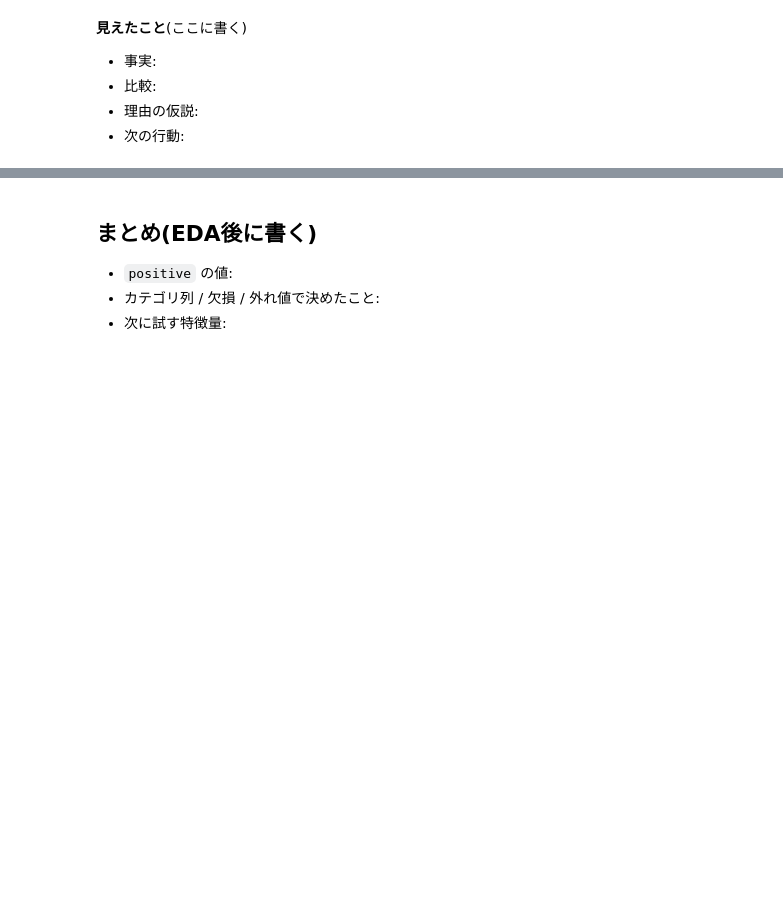
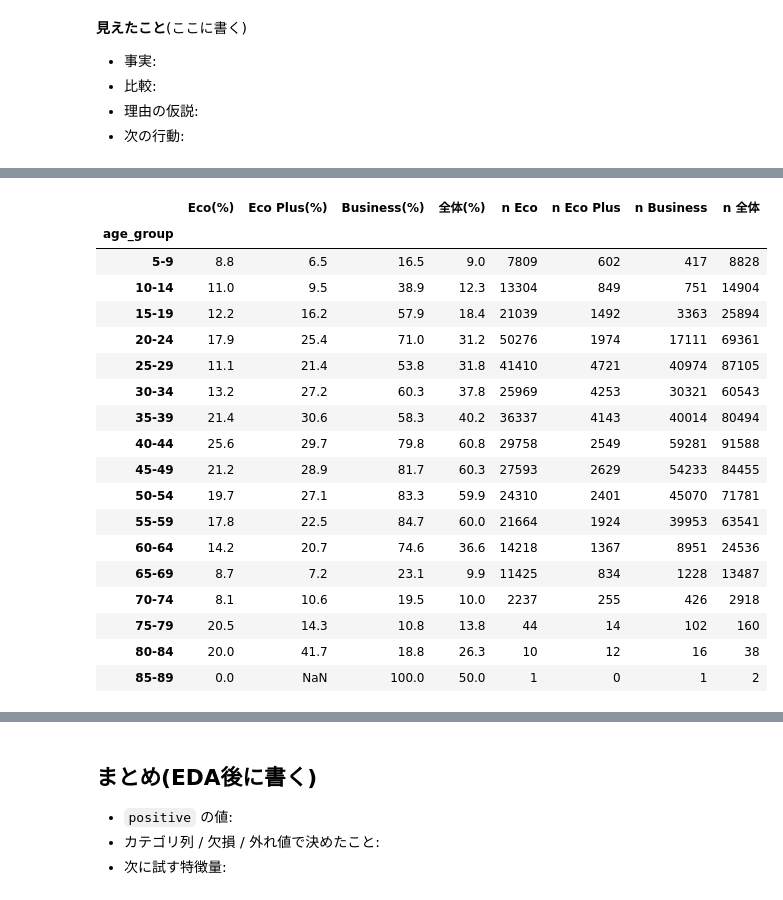
Before and after one commit to mika-42261/2610playground, a Jupyter notebook: 01_eda.ipynb, the cells around one changed output, grey strips where cells are left out. Drawn from its saved outputs; the diff is of its cells as text; code cells hidden in the pictures; blank space fills up the shorter version.

```diff
--- a/01_eda.ipynb
+++ b/01_eda.ipynb
@@ -830,0 +834,59 @@ display(corr_target.loc[order_cols].round(3).to_frame("corr with target"))
+# %%
+# Class で分けて、年齢ごと(5歳刻み)の True の割合と行数を出す
+
+# 年齢を5歳刻みの区間に分ける(5-9, 10-14, ... 85-89)。年齢は7〜85歳なので、全員が入る
+age_edges = list(range(5, 95, 5))
+age_labels = []
+for i in range(len(age_edges) - 1):
+    age_labels.append(str(age_edges[i]) + "-" + str(age_edges[i + 1] - 1))
+
+# 年齢・Class・target だけの表を作って、年齢の区間を付ける(Trueは1、Falseは0にする)
+train_age = train[["Age", "Class", TARGET]].copy()
+train_age[TARGET] = train_age[TARGET].astype(int)
+train_age["age_group"] = pd.cut(train_age["Age"], age_edges, labels=age_labels, right=False)
+
+# Class の順番(座席のグレード順)
+class_order = ["Eco", "Eco Plus", "Business"]
+
+# Class × 年齢区間 で、True の割合(0と1の平均)と、行数を数える
+true_rate = train_age.pivot_table(index="age_group", columns="Class", values=TARGET, aggfunc="mean", observed=False)
+count = train_age.pivot_table(index="age_group", columns="Class", values=TARGET, aggfunc="size", observed=False)
+true_rate = true_rate[class_order]
+count = count[class_order]
+
+# Class で分けない場合(全体)の True の割合と行数
+all_rate = train_age.groupby("age_group", observed=False)[TARGET].mean()
+all_count = train_age.groupby("age_group", observed=False)[TARGET].size()
+
+# 表にまとめて表示する(割合は%)
+table = pd.DataFrame({
+    "Eco(%)": (true_rate["Eco"] * 100).round(1),
+    "Eco Plus(%)": (true_rate["Eco Plus"] * 100).round(1),
+    "Business(%)": (true_rate["Business"] * 100).round(1),
+    "全体(%)": (all_rate * 100).round(1),
+    "n Eco": count["Eco"],
+    "n Eco Plus": count["Eco Plus"],
+    "n Business": count["Business"],
+    "n 全体": all_count,
+})
+display(table)
+# %% [output]
+|  | Eco(%) | Eco Plus(%) | Business(%) | 全体(%) | n Eco | n Eco Plus | n Business | n 全体 |
+| age_group |  |  |  |  |  |  |  |  |
+| 5-9 | 8.8 | 6.5 | 16.5 | 9.0 | 7809 | 602 | 417 | 8828 |
+| 10-14 | 11.0 | 9.5 | 38.9 | 12.3 | 13304 | 849 | 751 | 14904 |
+| 15-19 | 12.2 | 16.2 | 57.9 | 18.4 | 21039 | 1492 | 3363 | 25894 |
+| 20-24 | 17.9 | 25.4 | 71.0 | 31.2 | 50276 | 1974 | 17111 | 69361 |
+| 25-29 | 11.1 | 21.4 | 53.8 | 31.8 | 41410 | 4721 | 40974 | 87105 |
+| 30-34 | 13.2 | 27.2 | 60.3 | 37.8 | 25969 | 4253 | 30321 | 60543 |
+| 35-39 | 21.4 | 30.6 | 58.3 | 40.2 | 36337 | 4143 | 40014 | 80494 |
+| 40-44 | 25.6 | 29.7 | 79.8 | 60.8 | 29758 | 2549 | 59281 | 91588 |
+| 45-49 | 21.2 | 28.9 | 81.7 | 60.3 | 27593 | 2629 | 54233 | 84455 |
+| 50-54 | 19.7 | 27.1 | 83.3 | 59.9 | 24310 | 2401 | 45070 | 71781 |
+| 55-59 | 17.8 | 22.5 | 84.7 | 60.0 | 21664 | 1924 | 39953 | 63541 |
+| 60-64 | 14.2 | 20.7 | 74.6 | 36.6 | 14218 | 1367 | 8951 | 24536 |
+| 65-69 | 8.7 | 7.2 | 23.1 | 9.9 | 11425 | 834 | 1228 | 13487 |
+| 70-74 | 8.1 | 10.6 | 19.5 | 10.0 | 2237 | 255 | 426 | 2918 |
+| 75-79 | 20.5 | 14.3 | 10.8 | 13.8 | 44 | 14 | 102 | 160 |
+| 80-84 | 20.0 | 41.7 | 18.8 | 26.3 | 10 | 12 | 16 | 38 |
+| 85-89 | 0.0 | NaN | 100.0 | 50.0 | 1 | 0 | 1 | 2 |
```
Also changed, not shown: parts of 3 cells of this notebook, 1 other file.
